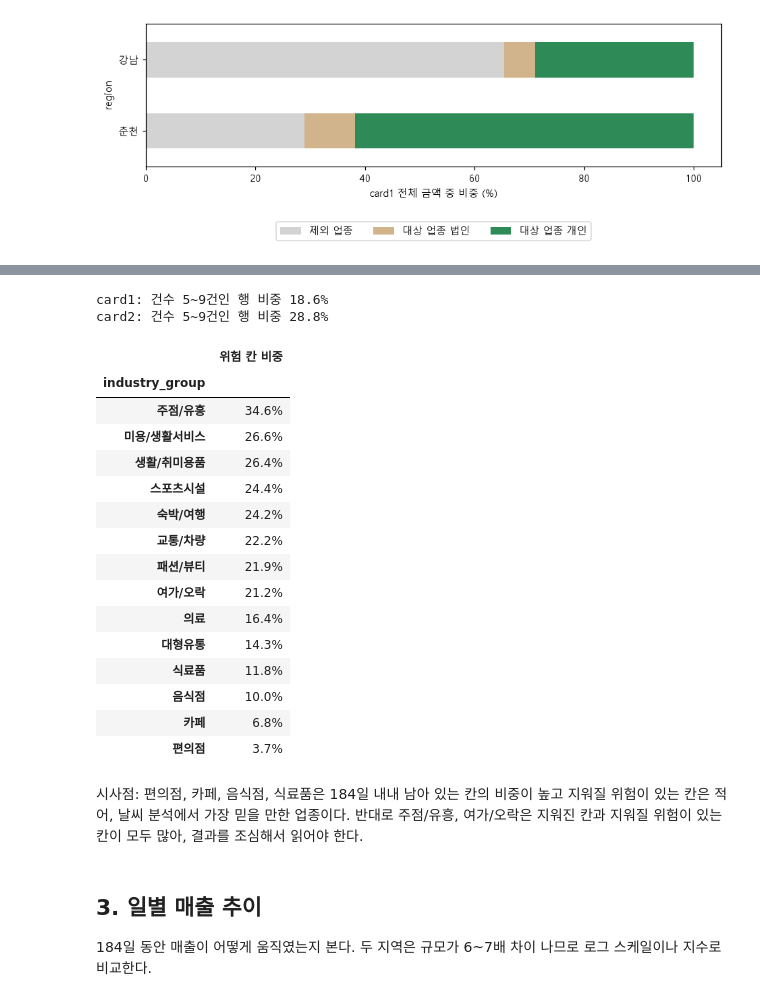
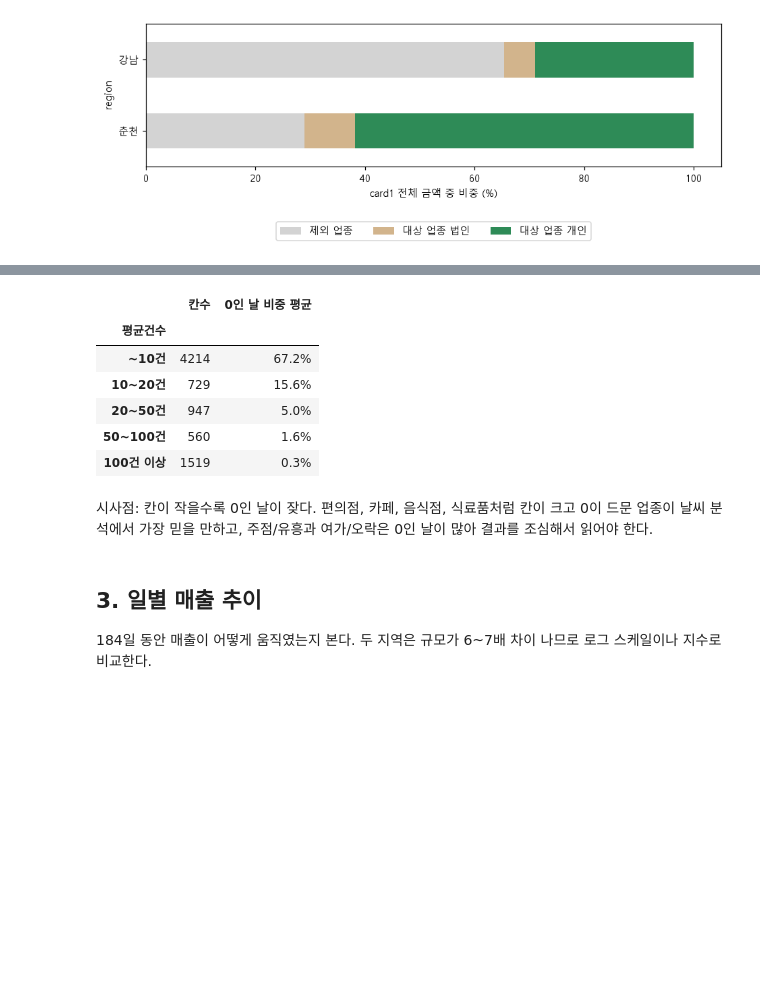
Before and after one commit to troymerai/climate_recovery, a Jupyter notebook: notebooks/02_card_eda.ipynb, the cells around one changed output, grey strips where cells are left out. Saved outputs shown, nothing was run; the diff lists cells and outputs as text; code cells hidden in the pictures; blank space fills up the shorter version.

```diff
--- a/notebooks/02_card_eda.ipynb
+++ b/notebooks/02_card_eda.ipynb
@@ -210,19 +215,13 @@ print('행이 가장 적은 날:', rows.sum(axis=1).idxmin().date())       # idx
 # %%
-def balanced_share(df):
-    """균형 패널(184일 내내 있는 칸)이 행과 금액에서 차지하는 비중."""
-    return pd.Series({
-        '행 비중': df['is_balanced'].mean(),                                         # True=1, False=0 이라 평균 = 비율
-        '금액 비중': df.loc[df['is_balanced'], 'amount'].sum() / df['amount'].sum(),
-    })
+CELL1 = ['region', 'industry', 'sex', 'age', 'time_gb']      # 칸을 정하는 5개 항목 (날짜 제외)
 
-bal_region = base1.groupby('region')[['is_balanced', 'amount']].apply(balanced_share)
-display(bal_region.map('{:.1%}'.format))                   # map: 모든 값을 '47.0%' 같은 글자로
+zero_region = base1.groupby('region')['is_filled'].mean().rename('0인 날 비중')
+display(zero_region.to_frame().map('{:.1%}'.format))
 
-# 업종그룹별 균형 패널 금액 비중 -> 작은 값일수록 마스킹 영향이 큼
-bal_group = (base1.groupby('industry_group')[['is_balanced', 'amount']].apply(balanced_share)['금액 비중']
-             .sort_values(ascending=False))                # 큰 값이 먼저 -> barh에서는 아래로 감 (작은 값이 위)
-ax = bal_group.mul(100).plot(kind='barh', figsize=(8, 5), color='slategray')
-ax.set(xlabel='균형 패널 금액 비중 (%)', ylabel='', title='업종그룹별: 184일 내내 있는 칸이 금액의 몇 %인가')
-ax.axvline(80, ls='--', color='red', lw=1)                 # 80% 기준선
+# 업종그룹별 0인 날 비중 -> 높을수록 하루 단위로 들쭉날쭉한 업종
+zero_group = base1.groupby('industry_group')['is_filled'].mean().sort_values()
+ax = zero_group.mul(100).plot(kind='barh', figsize=(8, 5), color='slategray')
+ax.set(xlabel='0으로 채운 칸 비중 (%)', ylabel='', title='업종그룹별: 결제가 0건인 날이 몇 %인가')
+ax.axvline(20, ls='--', color='red', lw=1)                 # 20% 기준선
 plt.show()
 # %% [output]
@@ -238,34 +239,24 @@ plt.show()
 # %%
-# 건수가 5~9건인 칸 = 조금만 줄어도 5건 아래로 떨어져 사라질 수 있는 "위험 칸"
-for name, df in [('card1', card1), ('card2', card2)]:
-    print(f"{name}: 건수 5~9건인 행 비중 {df['cnt'].between(5, 9).mean():.1%}")   # between(5, 9): 5 이상 9 이하
+칸별 = (base1.groupby(CELL1, observed=True)
+        .agg(평균건수=('cnt', 'mean'), 영업일=('is_filled', lambda s: (~s).sum()), 일수=('is_filled', 'size')))
+칸별['0인 날 비중'] = 1 - 칸별['영업일'] / 칸별['일수']
 
-risk = (base1.assign(risk=base1['cnt'].between(5, 9))
-        .groupby('industry_group')['risk'].mean()
-        .sort_values(ascending=False)
-        .rename('위험 칸 비중'))
-display(risk.to_frame().map('{:.1%}'.format))
+구간 = pd.cut(칸별['평균건수'], [0, 10, 20, 50, 100, 10**9],
+              labels=['~10건', '10~20건', '20~50건', '50~100건', '100건 이상'])
+display(칸별.groupby(구간, observed=True)
+        .agg(칸수=('0인 날 비중', 'size'), **{'0인 날 비중 평균': ('0인 날 비중', 'mean')})
+        .assign(**{'0인 날 비중 평균': lambda d: d['0인 날 비중 평균'].map('{:.1%}'.format)}))
 # %% [output]
-card1: 건수 5~9건인 행 비중 18.6%
-card2: 건수 5~9건인 행 비중 28.8%
-|  | 위험 칸 비중 |
-| industry_group |  |
-| 주점/유흥 | 34.6% |
-| 미용/생활서비스 | 26.6% |
-| 생활/취미용품 | 26.4% |
-| 스포츠시설 | 24.4% |
-| 숙박/여행 | 24.2% |
-| 교통/차량 | 22.2% |
-| 패션/뷰티 | 21.9% |
-| 여가/오락 | 21.2% |
-| 의료 | 16.4% |
-| 대형유통 | 14.3% |
-| 식료품 | 11.8% |
-| 음식점 | 10.0% |
-| 카페 | 6.8% |
-| 편의점 | 3.7% |
+|  | 칸수 | 0인 날 비중 평균 |
+| 평균건수 |  |  |
+| ~10건 | 4214 | 67.2% |
+| 10~20건 | 729 | 15.6% |
+| 20~50건 | 947 | 5.0% |
+| 50~100건 | 560 | 1.6% |
+| 100건 이상 | 1519 | 0.3% |
 # %% [markdown]
-시사점: 편의점, 카페, 음식점, 식료품은 184일 내내 남아 있는 칸의 비중이 높고 지워질 위험이 있는 칸은 적어, 날씨 분석에서 가장 믿을 만한 업종이다. 반대로 주점/유흥, 여가/오락은 지워진 칸과 지워질 위험이 있는 칸이 모두 많아, 결과를 조심해서 읽어야 한다.
+시사점: 칸이 작을수록 0인 날이 잦다. 편의점, 카페, 음식점, 식료품처럼 칸이 크고 0이 드문 업종이
+날씨 분석에서 가장 믿을 만하고, 주점/유흥과 여가/오락은 0인 날이 많아 결과를 조심해서 읽어야 한다.
 # %% [markdown]
 ## 3. 일별 매출 추이
 184일 동안 매출이 어떻게 움직였는지 본다. 두 지역은 규모가 6~7배 차이 나므로 로그 스케일이나 지수로 비교한다.
```
Also changed, not shown: parts of 14 cells of this notebook, 1 other file.
